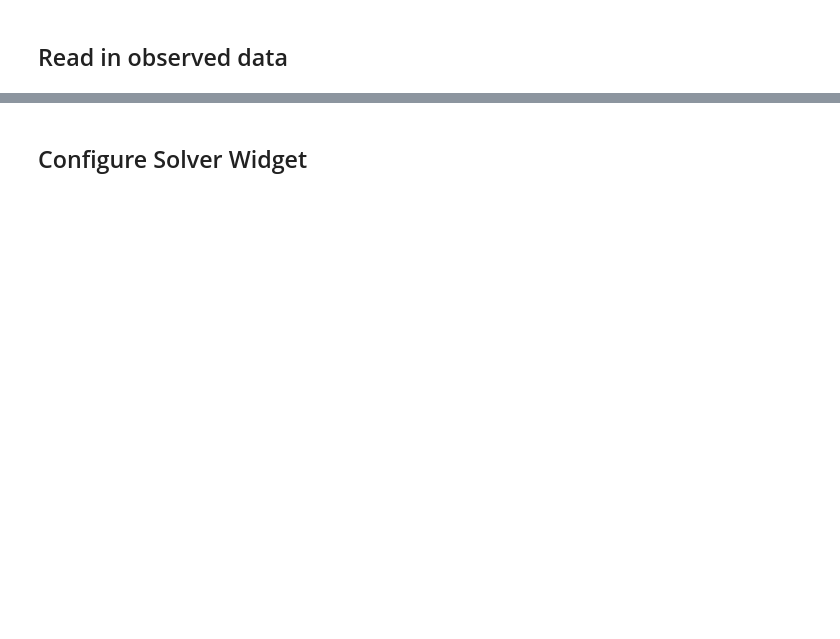
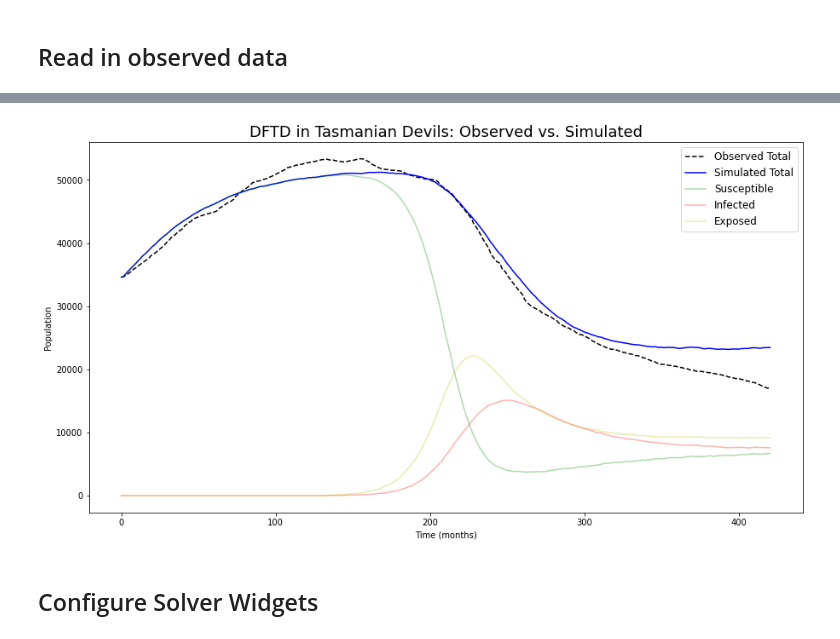
Before and after one commit to StochSS/devils_dftd_modeling, a Jupyter notebook: dftd-param-approximation.ipynb, the cells around one changed output, grey strips where cells are left out. Drawn from its saved outputs; the diff is of its cells as text; code cells hidden in the pictures; blank space fills up the shorter version.

```diff
--- a/dftd-param-approximation.ipynb
+++ b/dftd-param-approximation.ipynb
@@ -106,0 +43,8 @@ plt.plot(range(0,len(dfdt_pop)), dfdt_pop)
+# %%
+variables = {
+    "r": "0.029",
+    "ds": "0.0048",
+    "dI": "0.044",
+    "L": "27.39",
+    "k0": "0.48"
+}
@@ -106,0 +85,26 @@ plt.plot(range(0,len(dfdt_pop)), dfdt_pop)
+# %%
+def run_current_model():
+    trigger = EventTrigger(expression="t >= 132")
+    assignments = [
+        EventAssignment(variable="I", expression="round(S * 0.001)"),
+        EventAssignment(variable="S", expression="round(S * 0.999)")
+    ]
+    dftd = Event(name="dftd", assignments=assignments, trigger=trigger)
+    e_model = Devilsv101(values=variables, events=[dftd])
+
+    results = e_model.run()
+
+    plt.figure(figsize=[15, 8])
+    plt.title("DFTD in Tasmanian Devils: Observed vs. Simulated", fontsize=18)
+    plt.xlabel("Time (months)")
+    plt.ylabel("Population")
+    plt.plot(results['time'], obs[0][0], '--', c='black', label='Observed Total')
+    plt.plot(results['time'], results['Devils'], 'b', label='Simulated Total')
+    plt.plot(results['time'], results['S'], 'g', alpha=.3, label='Susceptible')
+    plt.plot(results['time'], results['I'], 'r', alpha=.3, label='Infected')
+    plt.plot(results['time'], results['E'], 'y', alpha=.3, label='Exposed')
+    plt.legend(loc='best', fontsize=12)
+# %%
+run_current_model()
+# %% [output]
+[figure, added]
@@ -107,2 +115,2 @@ plt.plot(range(0,len(dfdt_pop)), dfdt_pop)
 # %% [markdown]
-## Configure Solver Widget
+## Configure Solver Widgets
```
Also changed, not shown: parts of 25 cells of this notebook, 2 other files.
